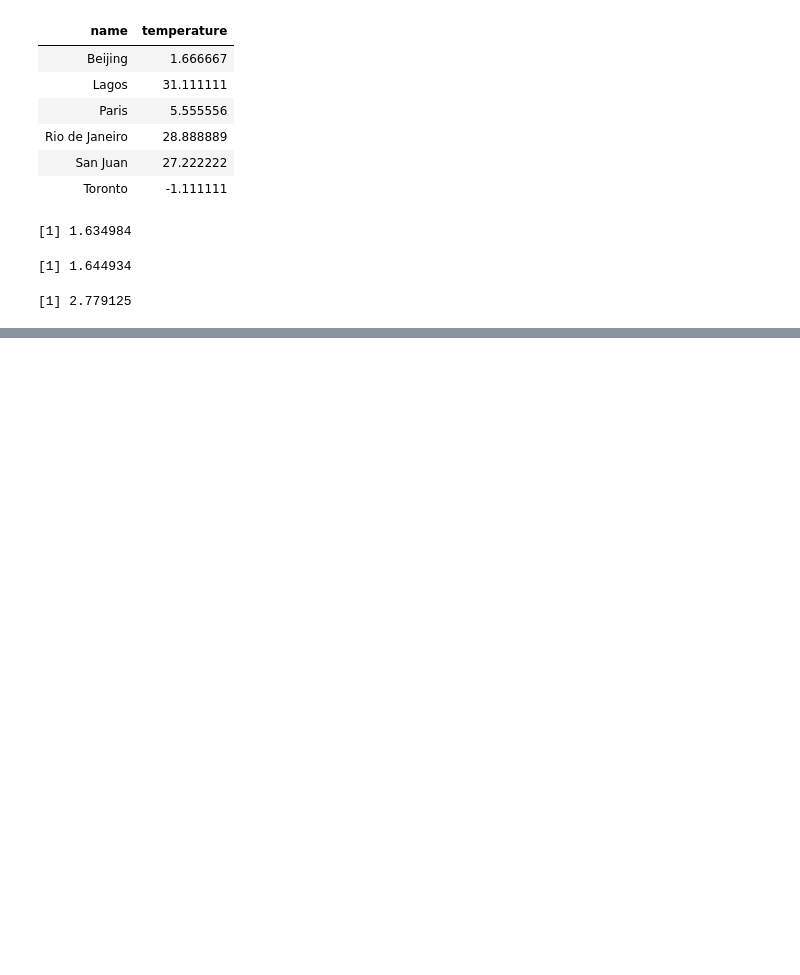
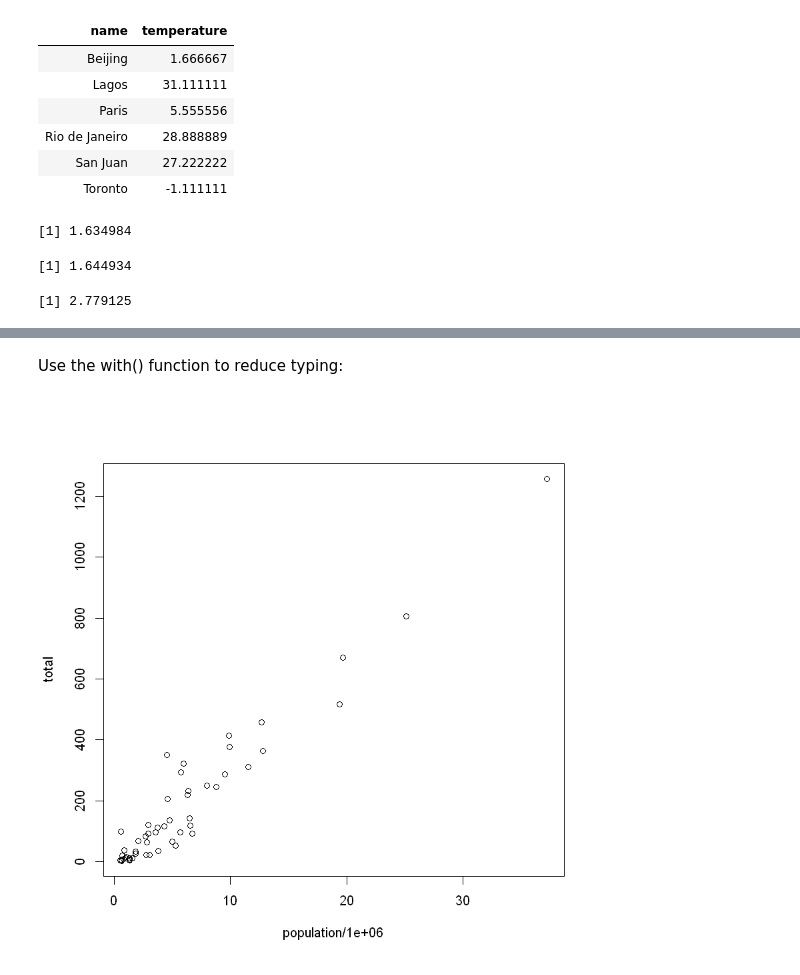
Before and after one commit to tanorian/Data_Science_with_R, a Jupyter notebook: Chapter 2.ipynb, the cells around one changed output, grey strips where cells are left out. Saved outputs shown, nothing was run; the diff lists cells and outputs as text; code cells hidden in the pictures; blank space fills up the shorter version.

```diff
--- a/Chapter 2.ipynb
+++ b/Chapter 2.ipynb
@@ -839,0 +969,6 @@ mean(100000*murder_rate)
+# %% [markdown]
+Use the with() function to reduce typing:
+# %%
+with(murders, plot(population/1000000, total))
+# %% [output]
+[figure, added]
```
Also changed, not shown: parts of 42 cells of this notebook.
